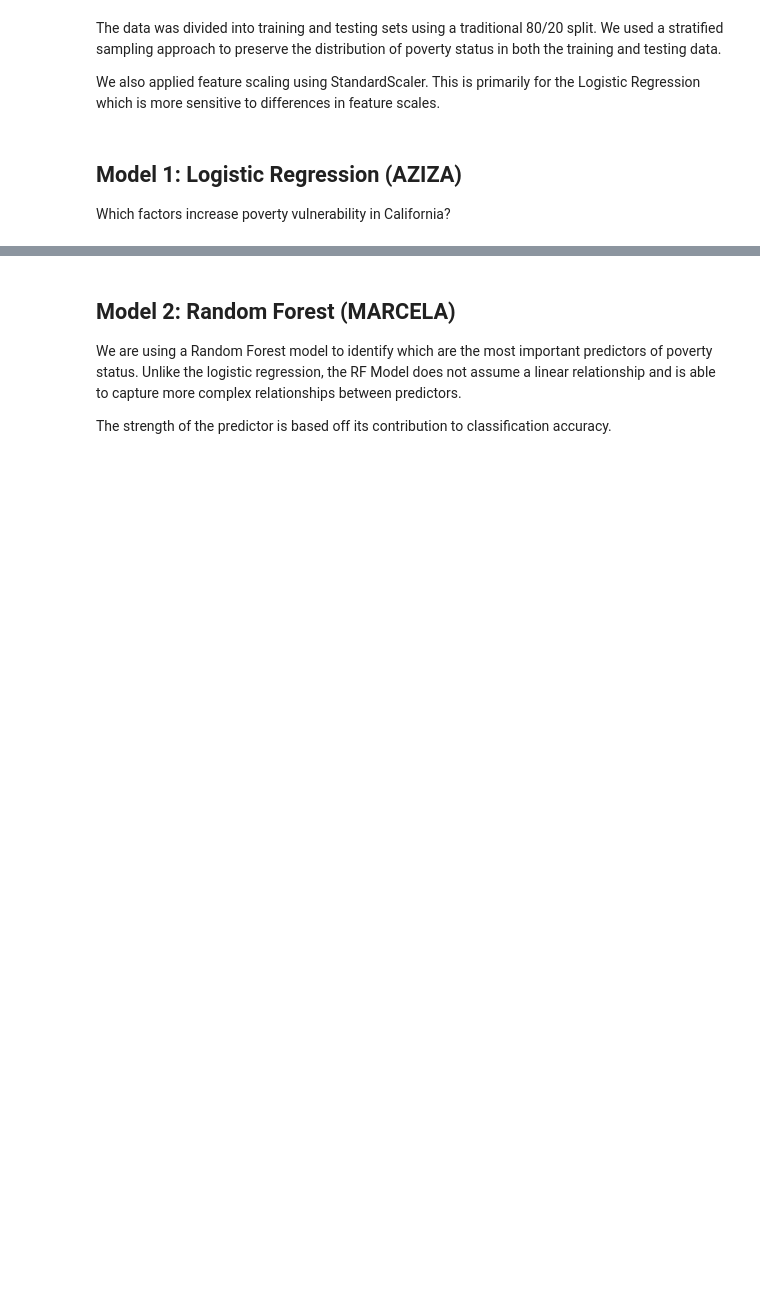
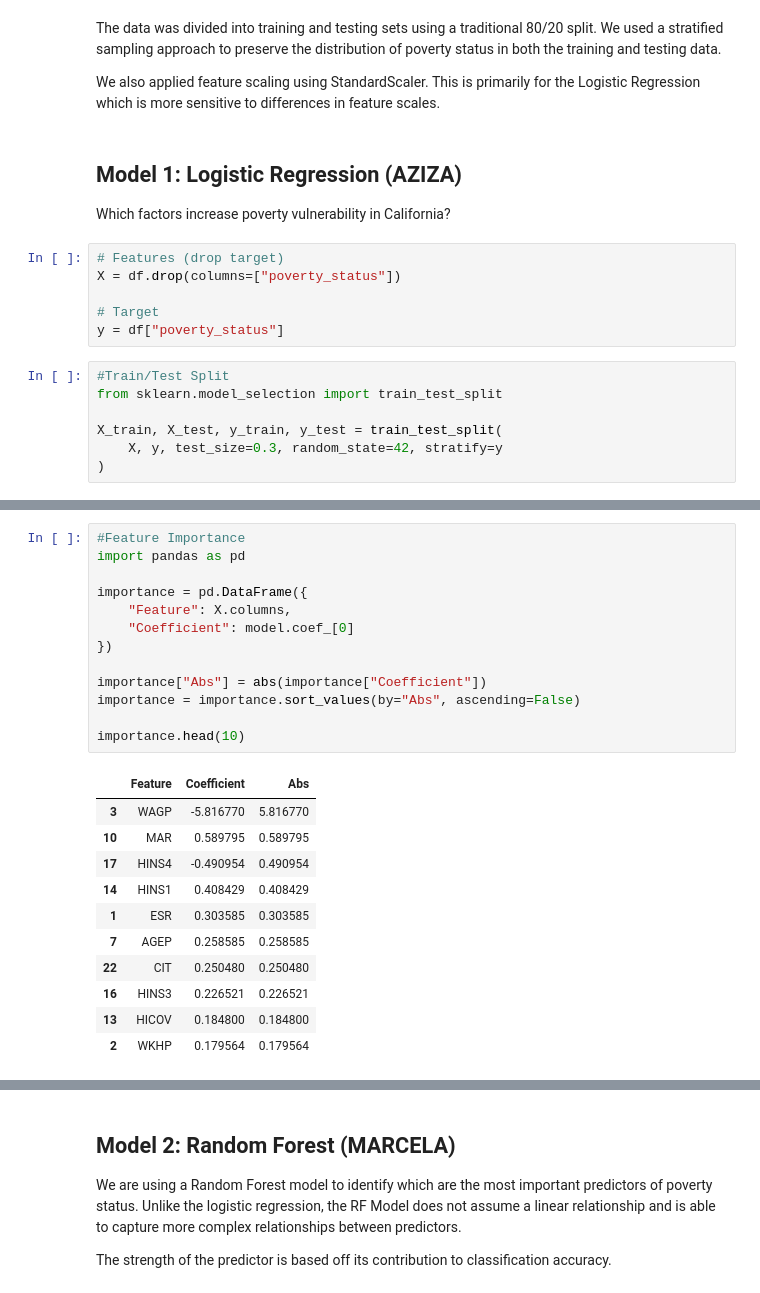
Before and after one commit to marcelalozano27-ship-it/Predicting-CA-Poverty--ML-Project, a Jupyter notebook: MLFinalProject.ipynb, the cells around one changed output, grey strips where cells are left out. Drawn from its saved outputs; the diff is of its cells as text; blank space fills up the shorter version.

```diff
--- a/MLFinalProject.ipynb
+++ b/MLFinalProject.ipynb
@@ -449,3 +475,16 @@ We also applied feature scaling using StandardScaler. This is primarily for the
 ## Model 1: Logistic Regression (AZIZA)
 
 Which factors increase poverty vulnerability in California?
+# %%
+# Features (drop target)
+X = df.drop(columns=["poverty_status"])
+
+# Target
+y = df["poverty_status"]
+# %%
+#Train/Test Split
+from sklearn.model_selection import train_test_split
+
+X_train, X_test, y_train, y_test = train_test_split(
+    X, y, test_size=0.3, random_state=42, stratify=y
+)
@@ -451,0 +531,25 @@ Which factors increase poverty vulnerability in California?
+# %%
+#Feature Importance
+import pandas as pd
+
+importance = pd.DataFrame({
+    "Feature": X.columns,
+    "Coefficient": model.coef_[0]
+})
+
+importance["Abs"] = abs(importance["Coefficient"])
+importance = importance.sort_values(by="Abs", ascending=False)
+
+importance.head(10)
+# %% [output]
+|  | Feature | Coefficient | Abs |
+| 3 | WAGP | -5.816770 | 5.816770 |
+| 10 | MAR | 0.589795 | 0.589795 |
+| 17 | HINS4 | -0.490954 | 0.490954 |
+| 14 | HINS1 | 0.408429 | 0.408429 |
+| 1 | ESR | 0.303585 | 0.303585 |
+| 7 | AGEP | 0.258585 | 0.258585 |
+| 22 | CIT | 0.250480 | 0.250480 |
+| 16 | HINS3 | 0.226521 | 0.226521 |
+| 13 | HICOV | 0.184800 | 0.184800 |
+| 2 | WKHP | 0.179564 | 0.179564 |
```
Also changed, not shown: parts of 26 cells of this notebook.
